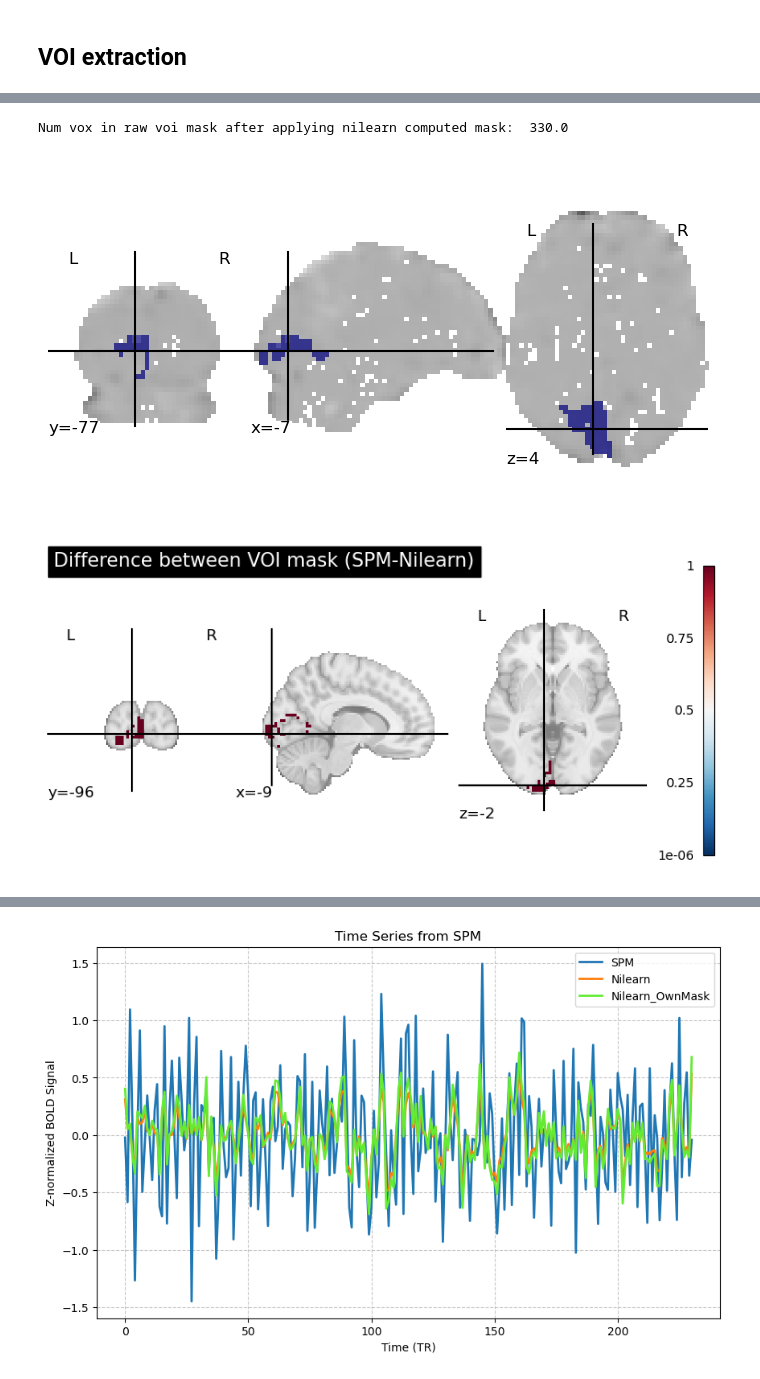
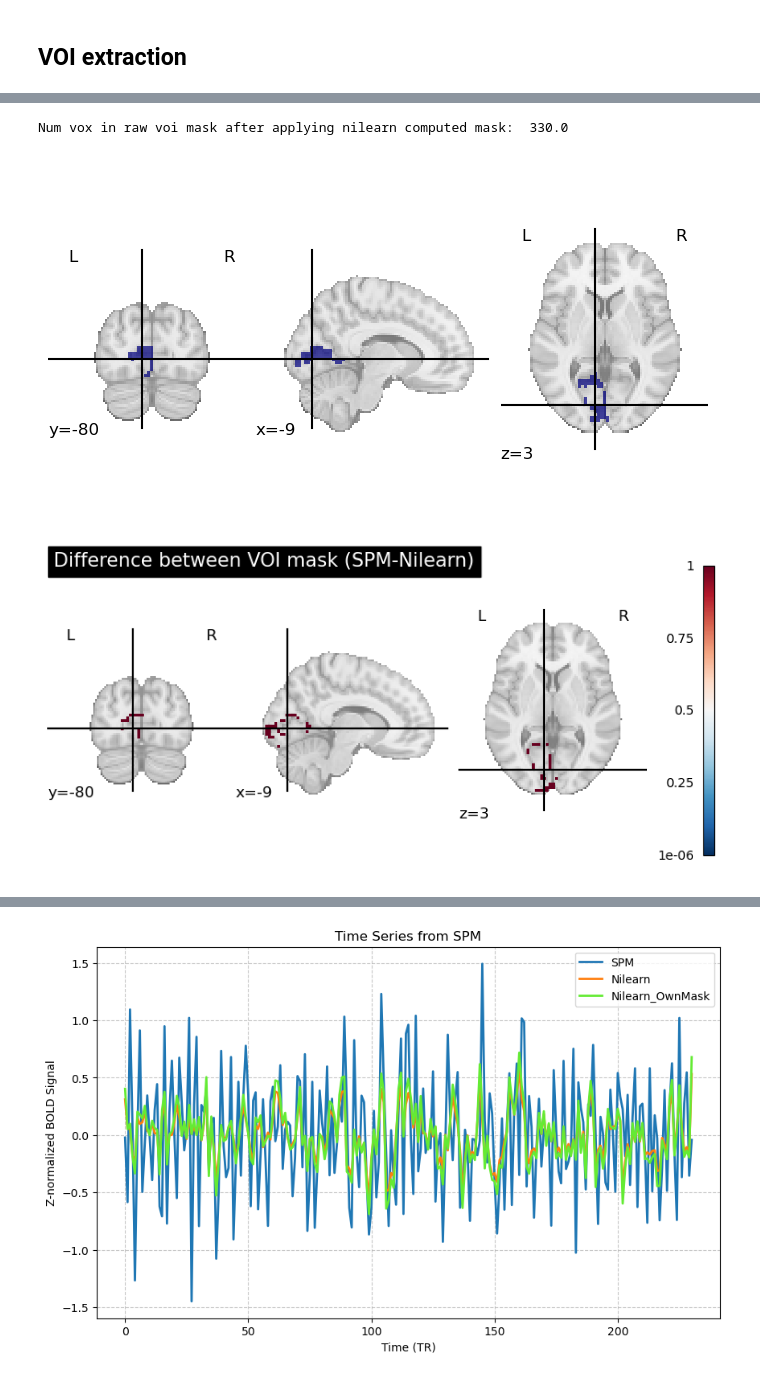
Before and after one commit to iknyazeva/TMFCpy, a Jupyter notebook: notebooks/VoiCompareSPM.ipynb, the cells around one changed output, grey strips where cells are left out. Cells and saved outputs as stored; diff of their text form; code cells hidden in the pictures.

```diff
--- a/notebooks/VoiCompareSPM.ipynb
+++ b/notebooks/VoiCompareSPM.ipynb
@@ -120,21 +136,22 @@ Num vox in spm voi mask mask:  593.0000350694172
 # %%
 #after intersection with nilearn mask
+mean_clean_img = image.math_img('img.mean(axis=3)', img=cleaned_img)
 voi_masked_nilearn = intersect_masks([voi_mask_raw, mask_img], threshold=0.5)
 print("Num vox in raw voi mask after applying nilearn computed mask: ", voi_masked_nilearn.get_fdata().sum())
-plotting.plot_roi(voi_masked_nilearn, mean_clean_img, colorbar=False);
+plotting.plot_roi(voi_masked_nilearn, colorbar=False,  cut_coords=[-9,-80, 3]);
 # %% [output]
 Num vox in raw voi mask after applying nilearn computed mask:  330.0
-[figure, old version]
+[figure, new version]
 # %%
 diff_voi_mask = image.math_img("img1 - img2", img1=voi_masked_spm, img2=voi_masked_nilearn)
 plotting.plot_stat_map(
     diff_voi_mask,
     title="Difference between VOI mask (SPM-Nilearn)",
     display_mode="ortho",
-    cut_coords=None  # Let nilearn choose the coordinates
+    cut_coords=[-9,-80, 3]  # Let nilearn choose the coordinates
 );
 # %% [output]
-[figure, old version]
+[figure, new version]
 # %%
 VOI_SERIES_SPM = Path.cwd().parent/'data'/'external'/'01_Sub'/'VOIs'/f'VOI_{VOI_NAME}_1.mat'
 time_series_spm = sio.loadmat(str(VOI_SERIES_SPM))['Y'].squeeze()
```
Also changed, not shown: parts of 12 cells of this notebook, 5 other files.
